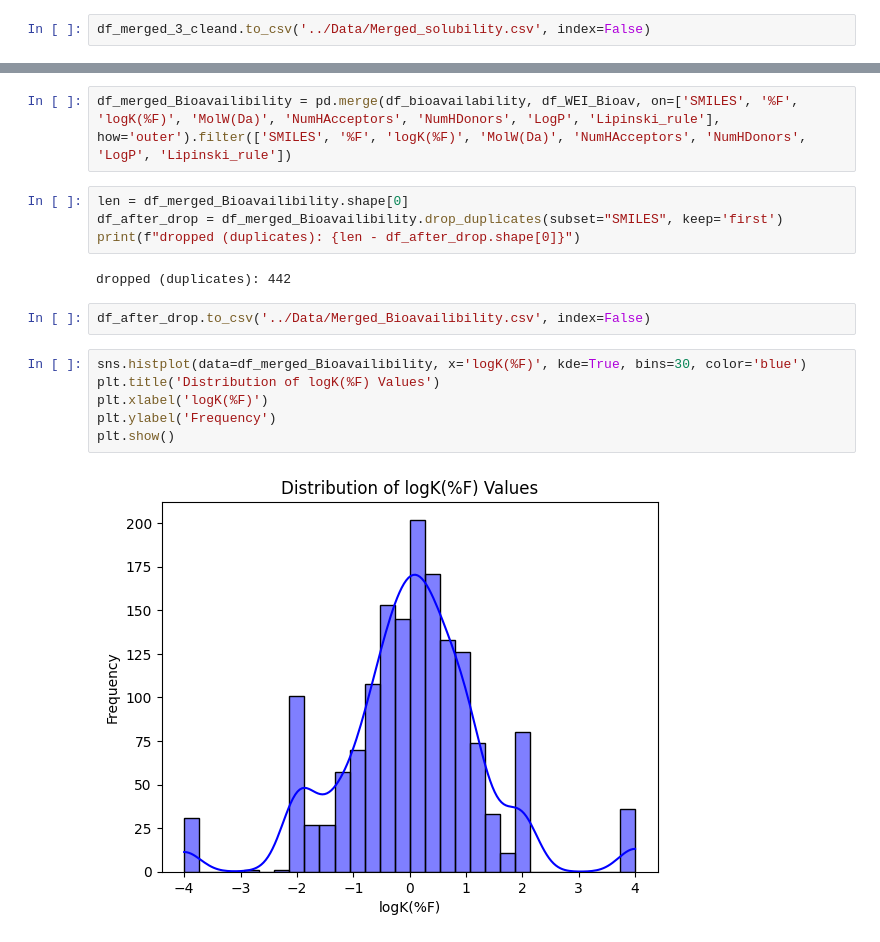
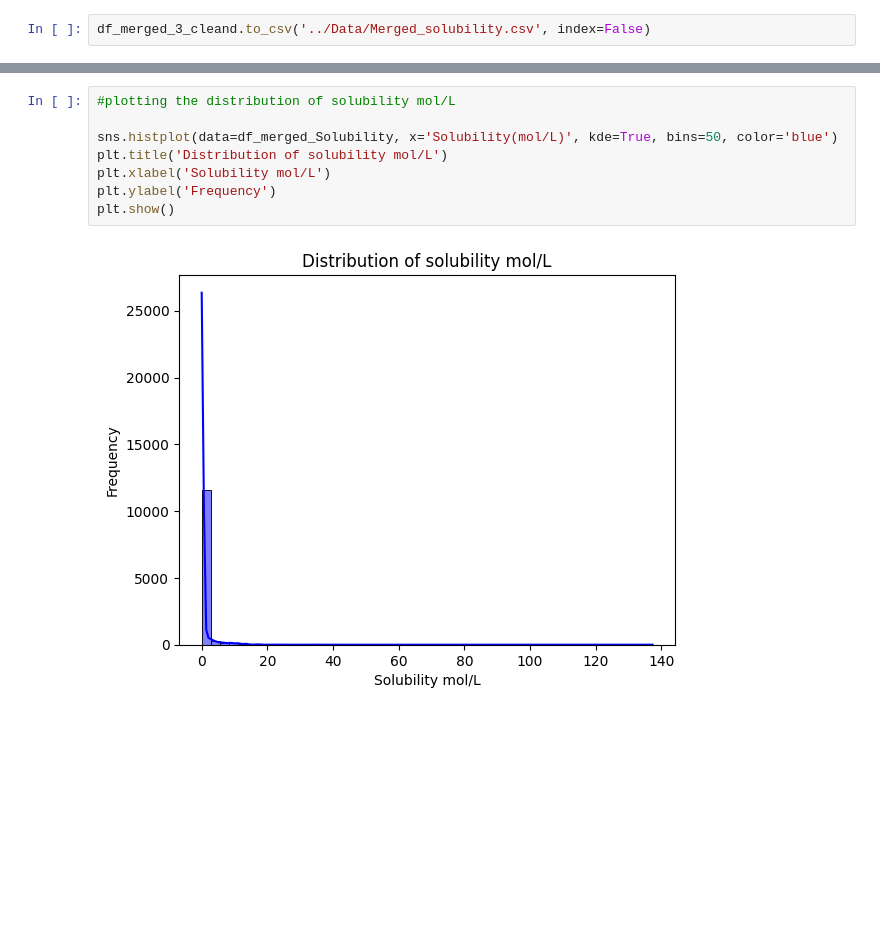
Before and after one commit to NinaB99/AI-for-Chemistry, a Jupyter notebook: Code/Data_cleaning.ipynb, the cells around one changed output, grey strips where cells are left out. Cells and saved outputs as stored; diff of their text form; blank space fills up the shorter version.

```diff
--- a/Code/Data_cleaning.ipynb
+++ b/Code/Data_cleaning.ipynb
@@ -348,18 +204,10 @@ df_WEI_Bioav
-# %%
-df_merged_Bioavailibility = pd.merge(df_bioavailability, df_WEI_Bioav, on=['SMILES', '%F', 'logK(%F)', 'MolW(Da)', 'NumHAcceptors', 'NumHDonors', 'LogP', 'Lipinski_rule'], how='outer').filter(['SMILES', '%F', 'logK(%F)', 'MolW(Da)', 'NumHAcceptors', 'NumHDonors', 'LogP', 'Lipinski_rule'])
-# %%
-len = df_merged_Bioavailibility.shape[0]
-df_after_drop = df_merged_Bioavailibility.drop_duplicates(subset="SMILES", keep='first')
-print(f"dropped (duplicates): {len - df_after_drop.shape[0]}")
-# %% [output]
-dropped (duplicates): 442
-# %%
-df_after_drop.to_csv('../Data/Merged_Bioavailibility.csv', index=False)
-# %%
-sns.histplot(data=df_merged_Bioavailibility, x='logK(%F)', kde=True, bins=30, color='blue')
-plt.title('Distribution of logK(%F) Values')
-plt.xlabel('logK(%F)')
-plt.ylabel('Frequency')
-plt.show()
-# %% [output]
-[figure, removed]
+# %%
+#plotting the distribution of solubility mol/L
+
+sns.histplot(data=df_merged_Solubility, x='Solubility(mol/L)', kde=True, bins=50, color='blue')
+plt.title('Distribution of solubility mol/L')
+plt.xlabel('Solubility mol/L')
+plt.ylabel('Frequency')
+plt.show()
+# %% [output]
+[figure, added]
```
Also changed, not shown: parts of 54 cells of this notebook, 2 other files.
